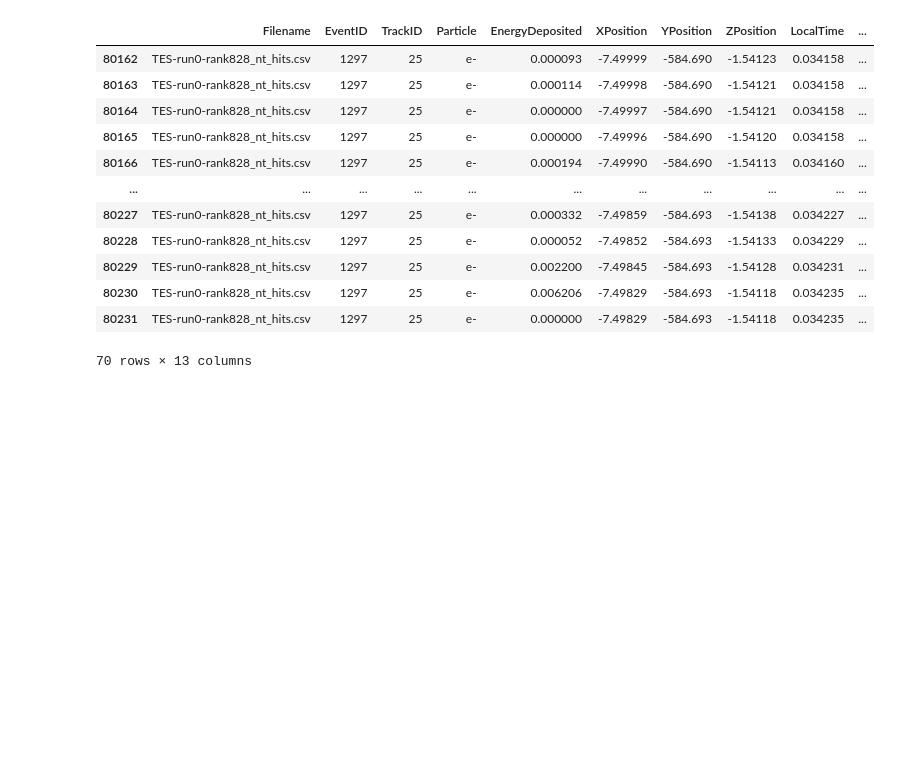
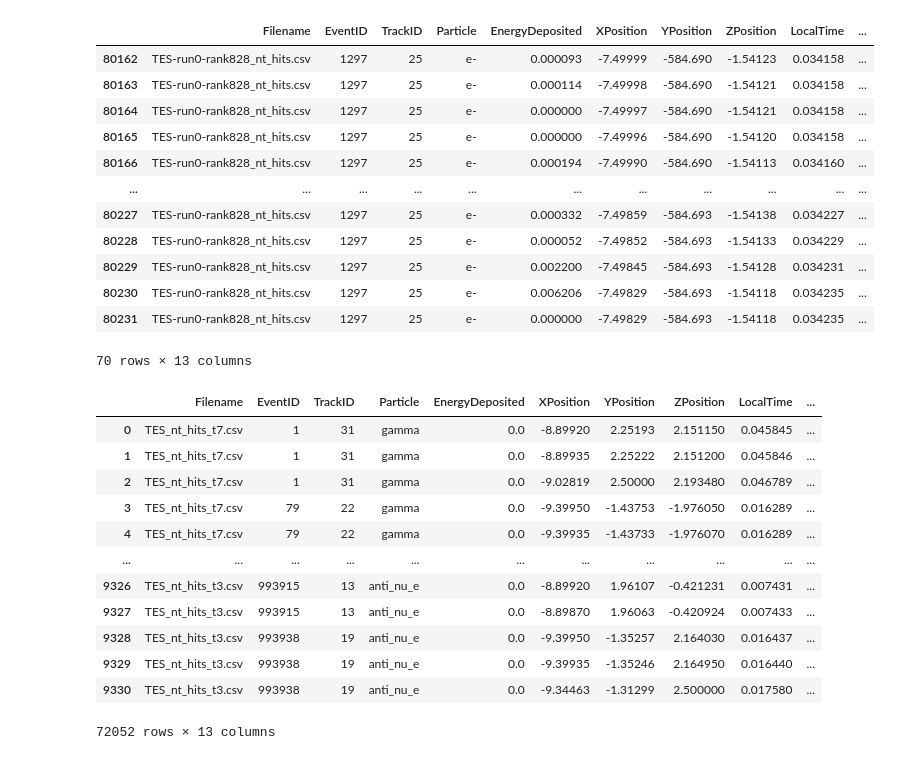
Before and after one commit to nyuad-astroparticle/tes-geant, a Jupyter notebook: analysis/coincidence.ipynb, the cells around one changed output. Saved outputs shown, nothing was run; the diff lists cells and outputs as text; code cells hidden in the pictures; blank space fills up the shorter version.

```diff
--- a/analysis/coincidence.ipynb
+++ b/analysis/coincidence.ipynb
@@ -3,7 +3,7 @@ import  os
 import  pandas as pd
 from    tqdm import tqdm
 import  numpy as np
-from    multiprocessing import Pool
+from    multiprocessing import get_context as context
 
 # Read the files
 
@@ -12,11 +12,11 @@ from    multiprocessing import Pool
 
 header      = ['EventID','TrackID','Particle','EnergyDeposited','XPosition','YPosition','ZPosition','LocalTime','Volume', 'Initial Energy', 'Origin Volume', 'MigrantID']
 PROCESSES   = os.cpu_count()-1
-# Pool        = context("fork").Pool
+Pool        = context("fork").Pool
 
 # Find the files
-foldername  = f'../buildTh10M/output'
-os.system(f'rm -rf ../build2/output/.ipynb_checkpoints')
+foldername  = f'../build/output'
+os.system(f'rm -rf ../build/output/.ipynb_checkpoints')
 filenames   = os.listdir(foldername)
 
 print(f'Found {len(filenames)} data files in {foldername}')
@@ -321,3 +321,5 @@ file
 | 80230 | TES-run0-rank828_nt_hits.csv | 1297 | 25 | e- | 0.006206 | -7.49829 | -584.693 | -1.54118 | 0.034235 | ... |
 | 80231 | TES-run0-rank828_nt_hits.csv | 1297 | 25 | e- | 0.000000 | -7.49829 | -584.693 | -1.54118 | 0.034235 | ... |
 70 rows × 13 columns
+# %%
+loadfiles = parallel(loadfile)
@@ -323,0 +328,16 @@ file
+# %%
+df
+# %% [output]
+|  | Filename | EventID | TrackID | Particle | EnergyDeposited | XPosition | YPosition | ZPosition | LocalTime | ... |
+| 0 | TES_nt_hits_t7.csv | 1 | 31 | gamma | 0.0 | -8.89920 | 2.25193 | 2.151150 | 0.045845 | ... |
+| 1 | TES_nt_hits_t7.csv | 1 | 31 | gamma | 0.0 | -8.89935 | 2.25222 | 2.151200 | 0.045846 | ... |
+| 2 | TES_nt_hits_t7.csv | 1 | 31 | gamma | 0.0 | -9.02819 | 2.50000 | 2.193480 | 0.046789 | ... |
+| 3 | TES_nt_hits_t7.csv | 79 | 22 | gamma | 0.0 | -9.39950 | -1.43753 | -1.976050 | 0.016289 | ... |
+| 4 | TES_nt_hits_t7.csv | 79 | 22 | gamma | 0.0 | -9.39935 | -1.43733 | -1.976070 | 0.016289 | ... |
+| ... | ... | ... | ... | ... | ... | ... | ... | ... | ... | ... |
+| 9326 | TES_nt_hits_t3.csv | 993915 | 13 | anti_nu_e | 0.0 | -8.89920 | 1.96107 | -0.421231 | 0.007431 | ... |
+| 9327 | TES_nt_hits_t3.csv | 993915 | 13 | anti_nu_e | 0.0 | -8.89870 | 1.96063 | -0.420924 | 0.007433 | ... |
+| 9328 | TES_nt_hits_t3.csv | 993938 | 19 | anti_nu_e | 0.0 | -9.39950 | -1.35257 | 2.164030 | 0.016437 | ... |
+| 9329 | TES_nt_hits_t3.csv | 993938 | 19 | anti_nu_e | 0.0 | -9.39935 | -1.35246 | 2.164950 | 0.016440 | ... |
+| 9330 | TES_nt_hits_t3.csv | 993938 | 19 | anti_nu_e | 0.0 | -9.34463 | -1.31299 | 2.500000 | 0.017580 | ... |
+72052 rows × 13 columns
```
Also changed, not shown: parts of 7 cells of this notebook, 3 other files.
